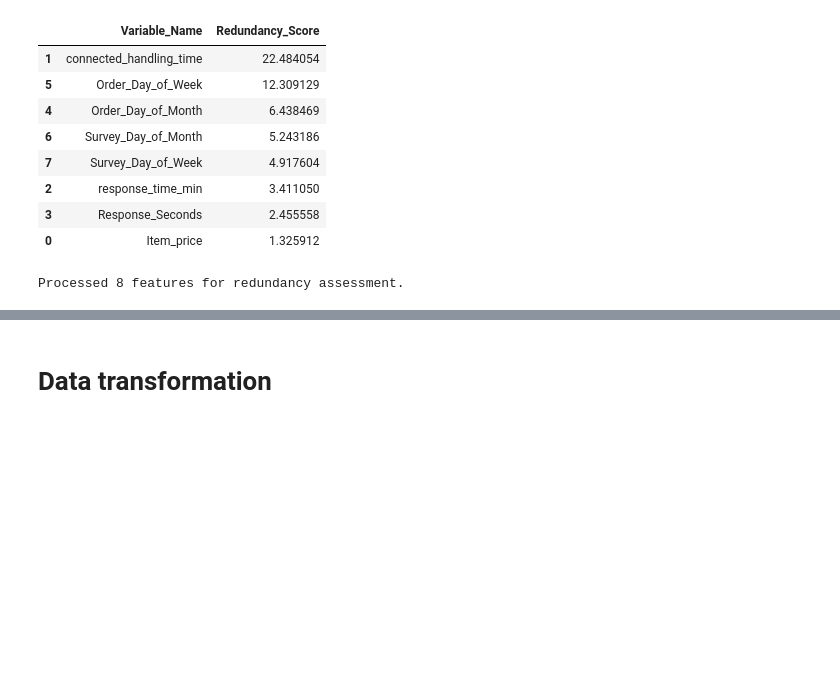
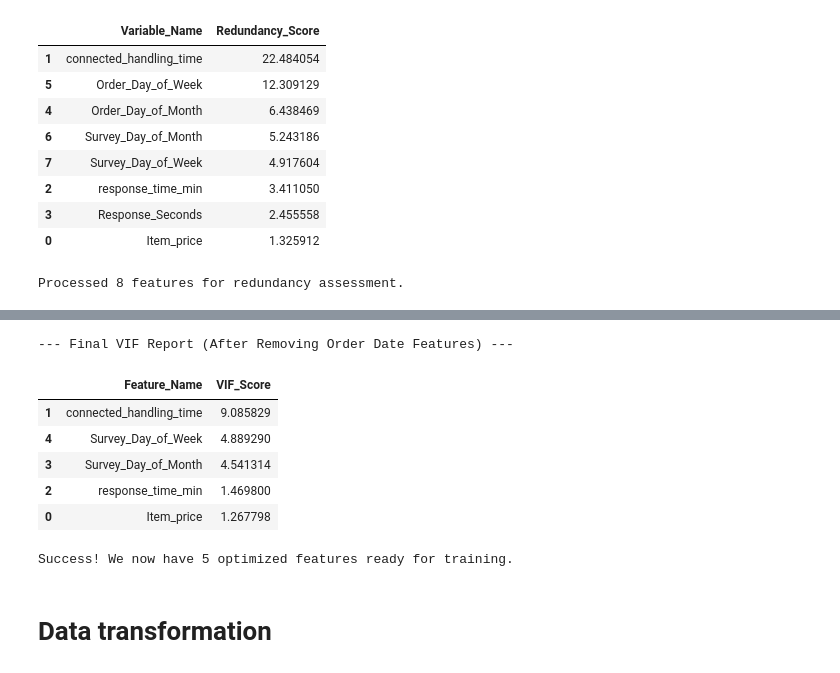
Before and after one commit to amol004/E-Commerce-Customer-Satisfaction-Score-Prediction-Deep-Learning, a Jupyter notebook: E_Commerce_Customer_Satisfaction_Score_Prediction.ipynb, the cells around one changed output, grey strips where cells are left out. Saved outputs shown, nothing was run; the diff lists cells and outputs as text; code cells hidden in the pictures; blank space fills up the shorter version.

```diff
--- a/E_Commerce_Customer_Satisfaction_Score_Prediction.ipynb
+++ b/E_Commerce_Customer_Satisfaction_Score_Prediction.ipynb
@@ -876,3 +991,48 @@ Processed 8 features for redundancy assessment.
+# %%
+from statsmodels.stats.outliers_influence import variance_inflation_factor
+
+# --- REMOVING REDUNDANT DATE FEATURES ---
+
+# 1. Define the specific columns that showed high overlap in our previous check
+# We are removing these because they provide similar info to other date features
+redundant_date_columns = ['Order_Day_of_Week', 'Order_Day_of_Month']
+
+# 2. Drop these columns from our main working dataset ('df_removed')
+# 'errors="ignore"' ensures the code runs smoothly even if a column was already removed
+df_removed.drop(columns=redundant_date_columns, inplace=True, errors='ignore')
+
+# --- RE-CALCULATING VIF SCORES ---
+
+# 3. Filter for only the numerical columns we have left
+# We exclude 'CSAT Score' because it is the answer we want our AI to predict
+numerical_check_data = df_removed.select_dtypes(include=['number']).drop(columns=['CSAT Score'], errors='ignore')
+
+# 4. Create a fresh table to hold our updated redundancy scores
+updated_vif_report = pd.DataFrame()
+updated_vif_report["Feature_Name"] = numerical_check_data.columns
+
+# 5. Calculate the VIF for each remaining variable
+# This tells us how 'unique' each piece of information is
+updated_vif_report["VIF_Score"] = [
+    variance_inflation_factor(numerical_check_data.values, i)
+    for i in range(numerical_check_data.shape[1])
+]
+
+# 6. Display the final cleaned-up report
+print("--- Final VIF Report (After Removing Order Date Features) ---")
+display(updated_vif_report.sort_values(by='VIF_Score', ascending=False))
+
+# 7. Print the count of features left for modeling
+print(f"Success! We now have {len(updated_vif_report)} optimized features ready for training.")
+# %% [output]
+--- Final VIF Report (After Removing Order Date Features) ---
+|  | Feature_Name | VIF_Score |
+| 1 | connected_handling_time | 9.085829 |
+| 4 | Survey_Day_of_Week | 4.889290 |
+| 3 | Survey_Day_of_Month | 4.541314 |
+| 2 | response_time_min | 1.469800 |
+| 0 | Item_price | 1.267798 |
+Success! We now have 5 optimized features ready for training.
 # %% [markdown]
 # **Data transformation**
 # %%
```
Also changed, not shown: parts of 7 cells of this notebook.
